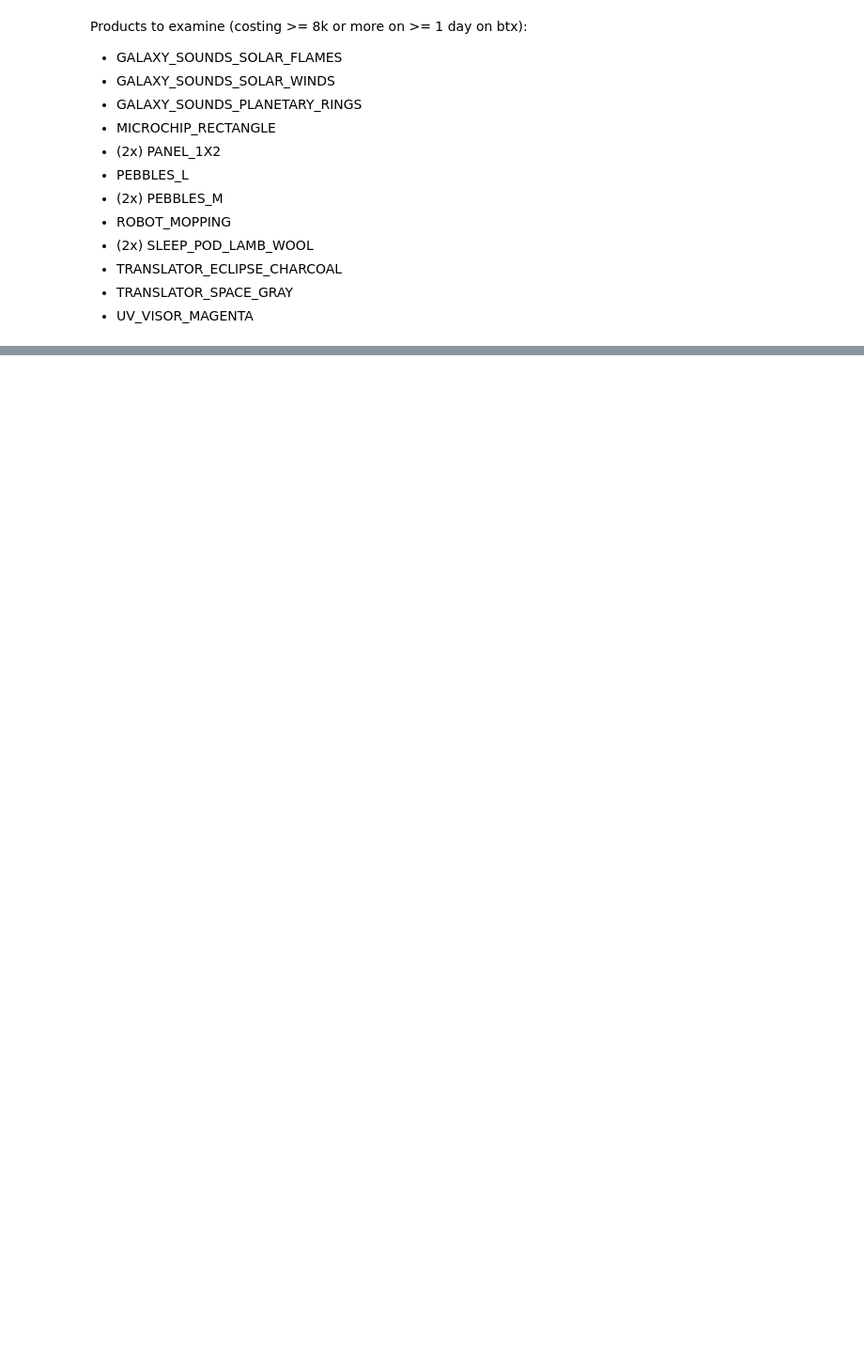
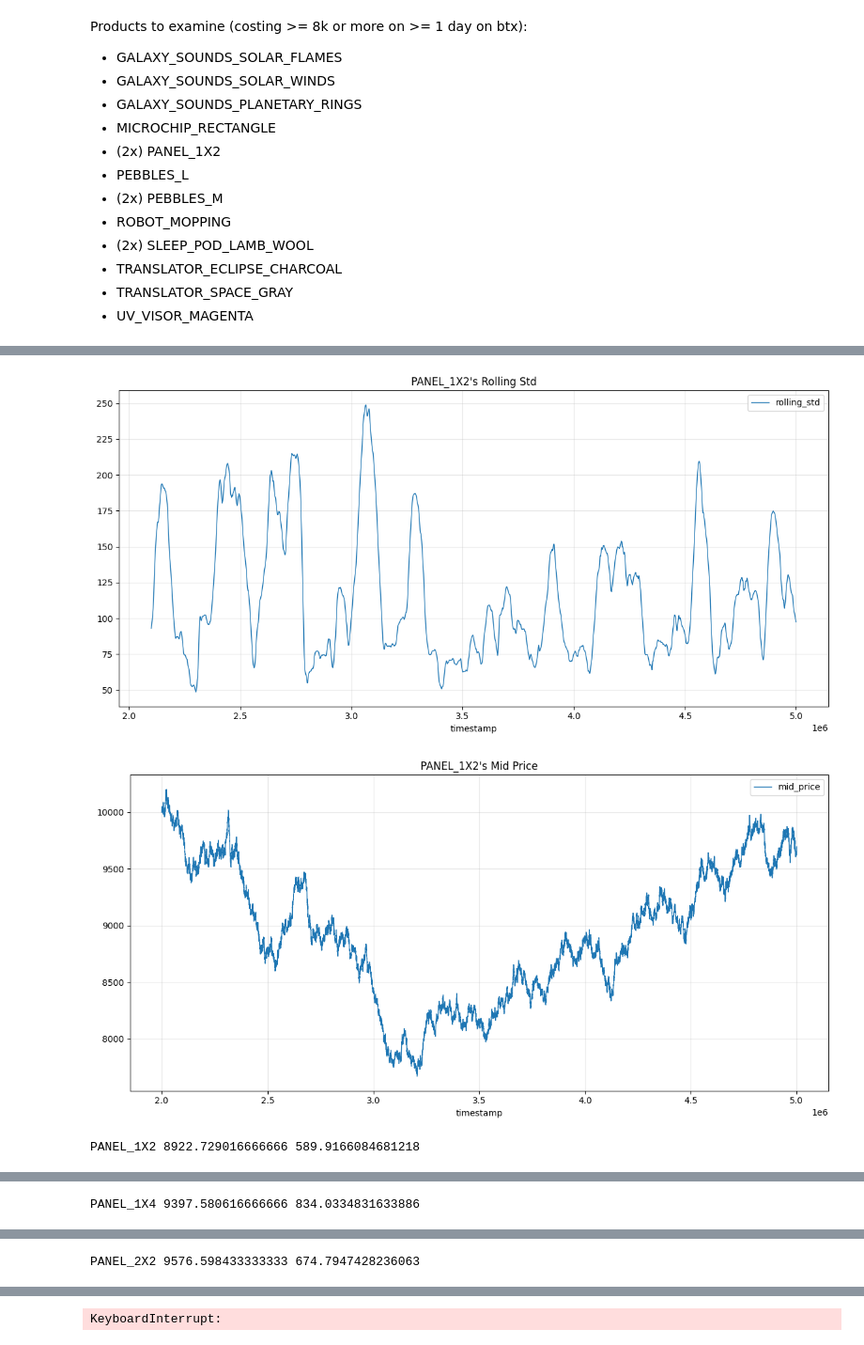
Before and after one commit to ishaanthenerd/IMC-Prosperity-4, a Jupyter notebook: algo_exploration/R5_ig.ipynb, the cells around one changed output, grey strips where cells are left out. Shown at 94% size. Cells and saved outputs as stored; diff of their text form; code cells hidden in the pictures; blank space fills up the shorter version.

```diff
--- a/algo_exploration/R5_ig.ipynb
+++ b/algo_exploration/R5_ig.ipynb
@@ -97,0 +117,25 @@ plot_autocorrelation(df, 1000)
+# %%
+PRODUCT_START = "PANEL_"
+PRODUCT_SUBLIST = []
+for p in default_products:
+    if len(p) >= len(PRODUCT_START) and p[0:len(PRODUCT_START)] == PRODUCT_START:
+        PRODUCT_SUBLIST.append(p)
+LOW = 2e6
+HIGH = 5e6
+
+for PRODUCT in PRODUCT_SUBLIST:
+    df_copy = df[(LOW <= df["timestamp"]) & (df["timestamp"] <= HIGH)].copy()
+    df_copy = df_copy[df_copy["product"] == PRODUCT]
+
+    df_copy["best_diff"] = df_copy["best_ask"] - df_copy["best_bid"]
+    # plot_against_timestamp(df_copy, ["best_diff"], f"{PRODUCT}'s Best Diff")
+
+    df_copy["rolling_std"] = df_copy["mid_price"].rolling(window = 1000).std()
+    plot_against_timestamp(df_copy, ["rolling_std"], f"{PRODUCT}'s Rolling Std")
+    plot_against_timestamp(df_copy, ["mid_price"], f"{PRODUCT}'s Mid Price")
+    plt.show()
+    print(PRODUCT, df_copy["mid_price"].mean(), df_copy["mid_price"].std())
+# %% [output]
+[figure, added]
+[figure, added]
+PANEL_1X2 8922.729016666666 589.9166084681218
@@ -97,0 +144 @@ plot_autocorrelation(df, 1000)
+PANEL_1X4 9397.580616666666 834.0334831633886
@@ -97,0 +147 @@ plot_autocorrelation(df, 1000)
+PANEL_2X2 9576.598433333333 674.7947428236063
@@ -97,0 +149 @@ plot_autocorrelation(df, 1000)
+KeyboardInterrupt:
```
Also changed, not shown: parts of 3 cells of this notebook, 2 other files.
